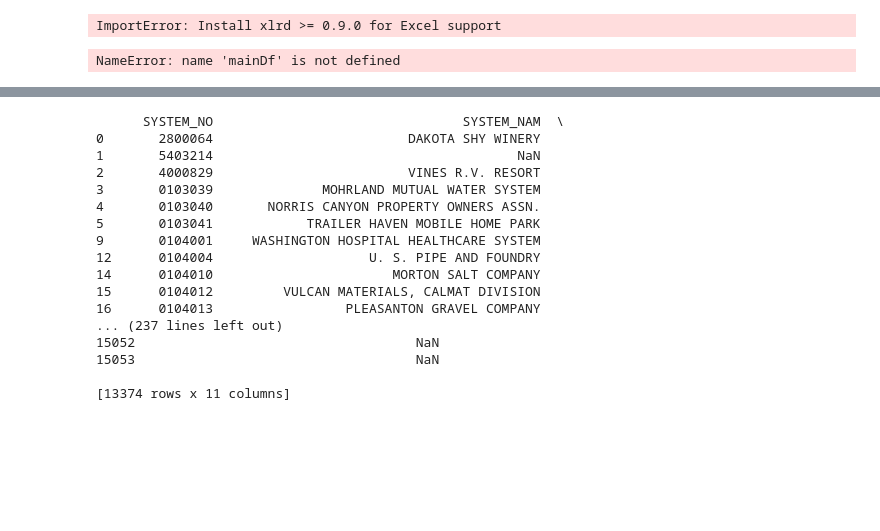
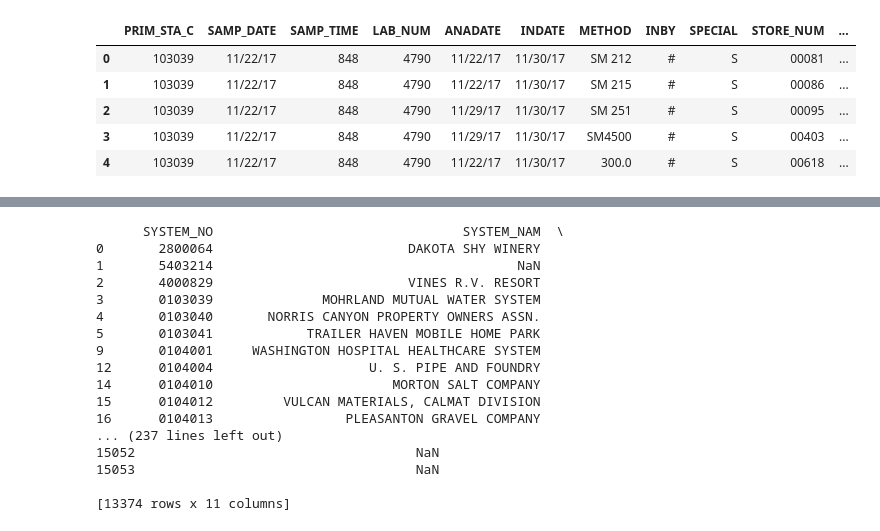
Before and after one commit to waterdatacollaborative/HowsMyWater-DataAnalysis, a Jupyter notebook: DataExploration.ipynb, the cells around one changed output, grey strips where cells are left out. Cells and saved outputs as stored; diff of their text form; code cells hidden in the pictures; blank space fills up the shorter version.

Commit message:
Updating data analysis protocol

```diff
--- a/DataExploration.ipynb
+++ b/DataExploration.ipynb
@@ -1,12 +1,14 @@
-# %%
-import pandas as pd
-
-chemicalDf = pd.read_excel("./storetLabeled.xlsx")
-mainDf = pd.read_file("./chemical.xlsx")
-# %% [output]
-ImportError: Install xlrd >= 0.9.0 for Excel support
-# %%
-mainDf.head()
-# waterData['PARAMETER'].unique()
-# %% [output]
-NameError: name 'mainDf' is not defined
+# %%
+import pandas as pd
+
+mainDf = pd.read_csv("./chemical.csv")
+mainDf['PRIM_STA_C'] = mainDf['PRIM_STA_C'].str[:-4].apply(pd.to_numeric)
+
+mainDf.head()
+# %% [output]
+|  | PRIM_STA_C | SAMP_DATE | SAMP_TIME | LAB_NUM | ANADATE | INDATE | METHOD | INBY | SPECIAL | STORE_NUM | ... |
+| 0 | 103039 | 11/22/17 | 848 | 4790 | 11/22/17 | 11/30/17 | SM 212 | # | S | 00081 | ... |
+| 1 | 103039 | 11/22/17 | 848 | 4790 | 11/22/17 | 11/30/17 | SM 215 | # | S | 00086 | ... |
+| 2 | 103039 | 11/22/17 | 848 | 4790 | 11/29/17 | 11/30/17 | SM 251 | # | S | 00095 | ... |
+| 3 | 103039 | 11/22/17 | 848 | 4790 | 11/29/17 | 11/30/17 | SM4500 | # | S | 00403 | ... |
+| 4 | 103039 | 11/22/17 | 848 | 4790 | 11/22/17 | 11/30/17 | 300.0 | # | S | 00618 | ... |
```
Also changed, not shown: parts of 13 cells of this notebook, 9 other files.
